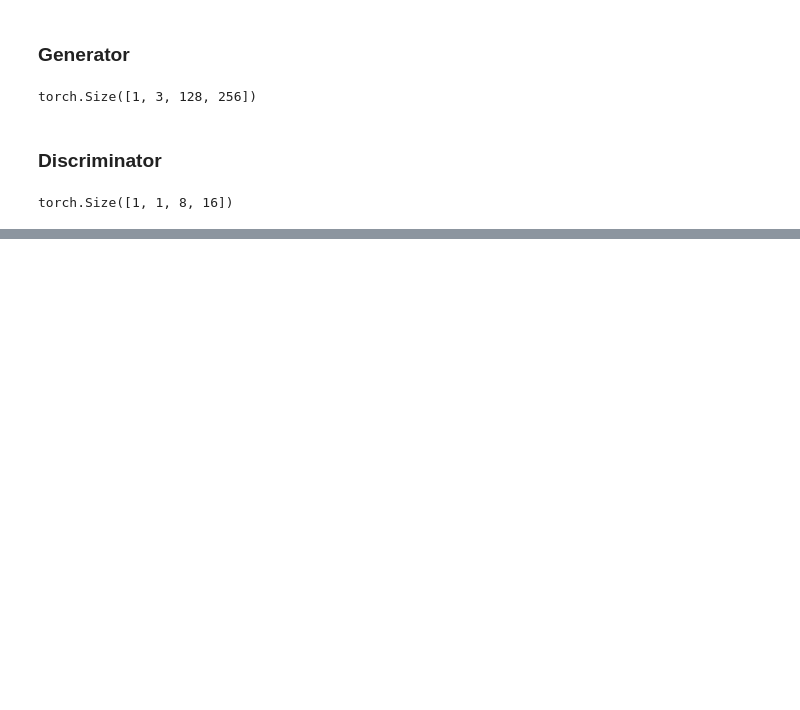
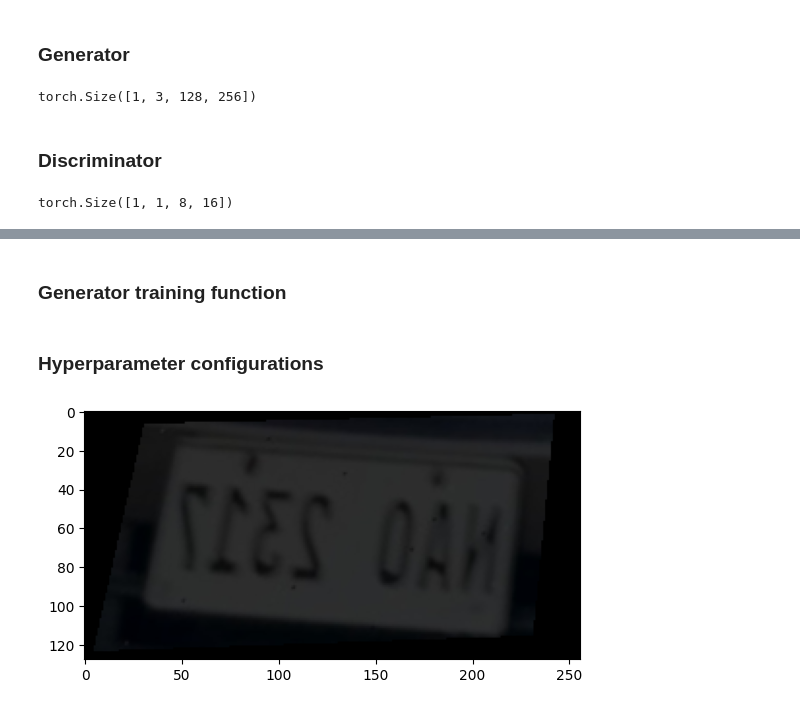
Before and after one commit to jansencruz23/LiPAD-License-Plate-Deblurring-and-Recognition, a Jupyter notebook: src/gan/low_light_deblurrer.ipynb, the cells around one changed output, grey strips where cells are left out. Drawn from its saved outputs; the diff is of its cells as text; code cells hidden in the pictures; blank space fills up the shorter version.

```diff
--- a/src/gan/low_light_deblurrer.ipynb
+++ b/src/gan/low_light_deblurrer.ipynb
@@ -17,8 +29,14 @@ image_height = 128
 batch_size = 32
 stats = (0.5, 0.5, 0.5), (0.5, 0.5, 0.5)
 # %%
-data_transform = T.Compose([
+train_transform = T.Compose([
     T.Resize((image_height, image_width)),
     T.ToTensor(),
     T.Normalize(*stats)])
+
+valid_transform = T.Compose([
+    T.Resize((image_height, image_width)),
+    T.ToTensor(),
+    T.Normalize(*stats)
+])
 # %%
@@ -29,0 +99,23 @@ valid_dl = DataLoader(valid_ds, batch_size=32*2, shuffle=True, num_workers=4)
+# %%
+def get_default_device():
+    if torch.cuda.is_available():
+        return torch.device('cuda')
+    else:
+        return torch.device('cpu')
+
+def to_device(data, device):
+    if isinstance(data, (list, tuple)):
+        return [to_device(x, device) for x in data]
+    return data.to(device, non_blocking=True)
+
+class DeviceDataLoader():
+    def __init__(self, dl, device):
+        self.dl = dl
+        self.device = device
+
+    def __iter__(self):
+        for b in self.dl:
+            yield to_device(b, self.device)
+
+    def __len__(self):
+        return len(self.dl)
@@ -30,3 +127,5 @@ valid_dl = DataLoader(valid_ds, batch_size=32*2, shuffle=True, num_workers=4)
+# %%
+train_dl = DeviceDataLoader(train_dl, device)
 # %% [markdown]
 # Building the Model
 # %%
@@ -151,0 +289,2 @@ torch.Size([1, 1, 8, 16])
+# %% [markdown]
+### Generator training function
@@ -151,0 +307,2 @@ torch.Size([1, 1, 8, 16])
+# %% [markdown]
+### Hyperparameter configurations
@@ -151,0 +341,11 @@ torch.Size([1, 1, 8, 16])
+# %%
+Normalization_Values = (0.5, 0.5, 0.5), (0.5, 0.5, 0.5)
+def DeNormalize(tensor_of_image):
+    return tensor_of_image * Normalization_Values[1][0] + Normalization_Values[0][0]
+
+images,_ = next(iter(train_dl))
+
+plt.imshow(DeNormalize(images[5]).cpu().permute(1,2,0))
+plt.show()
+# %% [output]
+[figure, added]
```
Also changed, not shown: parts of 20 cells of this notebook, 1 other file.
